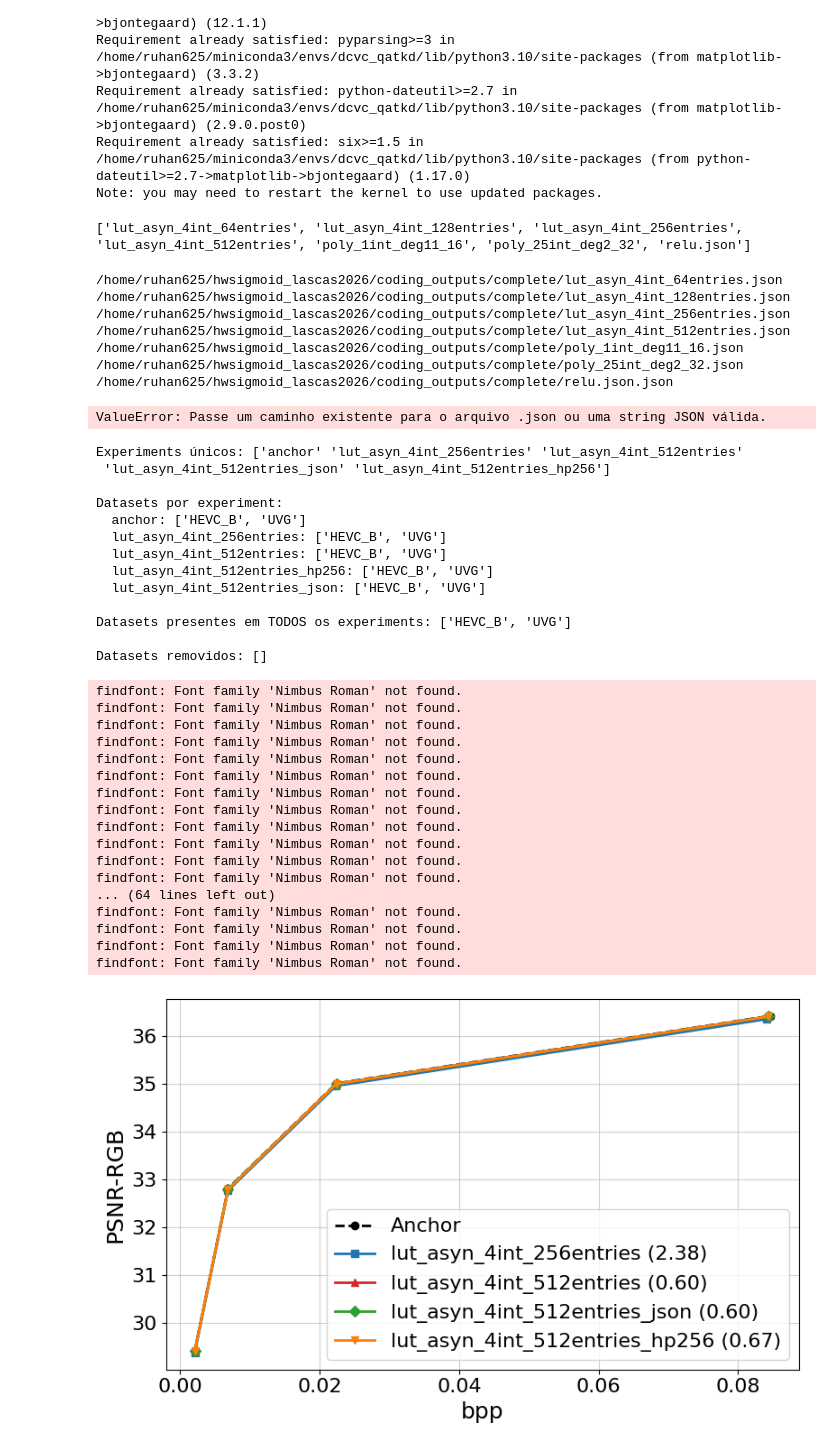
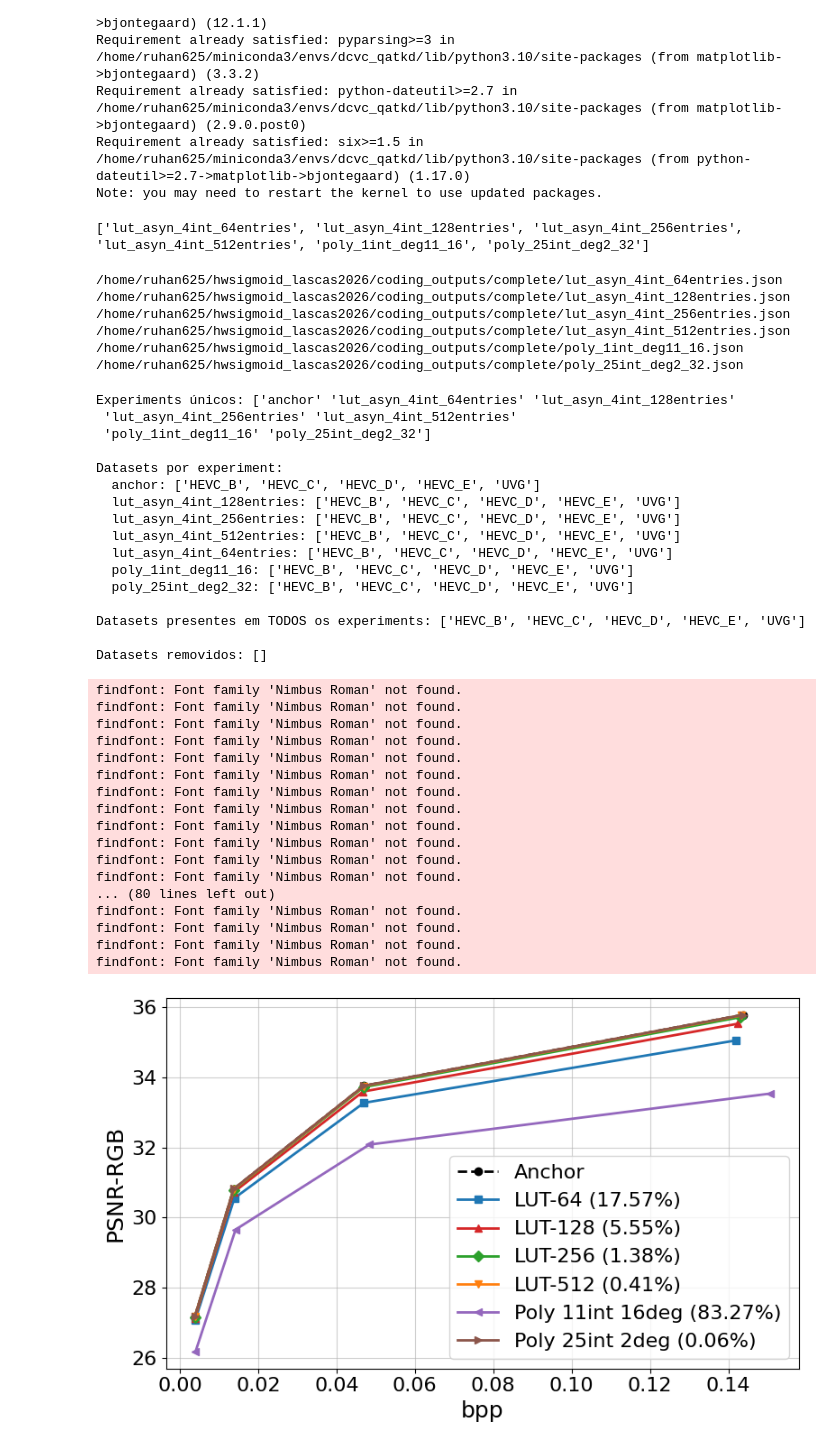
Before and after one commit to radc/hwsigmoid_lascas2026, a Jupyter notebook: notebooks/_OJCAS_ruhan_rd_analysis.ipynb, the cells around one changed output. Drawn from its saved outputs; the diff is of its cells as text; code cells hidden in the pictures.

```diff
--- a/notebooks/_OJCAS_ruhan_rd_analysis.ipynb
+++ b/notebooks/_OJCAS_ruhan_rd_analysis.ipynb
@@ -35,7 +35,7 @@ TESTS_PATHS = [
     "/home/ruhan625/hwsigmoid_lascas2026/coding_outputs/complete/lut_asyn_4int_512entries.json",
     "/home/ruhan625/hwsigmoid_lascas2026/coding_outputs/complete/poly_1int_deg11_16.json",
     "/home/ruhan625/hwsigmoid_lascas2026/coding_outputs/complete/poly_25int_deg2_32.json",
-    "/home/ruhan625/hwsigmoid_lascas2026/coding_outputs/complete/relu.json",
+    # "/home/ruhan625/hwsigmoid_lascas2026/coding_outputs/complete/relu.json",
 ]
 
 
@@ -44,9 +44,18 @@ TESTS_LABELS = [os.path.splitext(os.path.basename(p))[0] for p in TESTS_PATHS]
 
 print(TESTS_LABELS)
 
+LABEL_MAP = {
+    "lut_asyn_4int_64entries": "LUT-64",
+    "lut_asyn_4int_128entries": "LUT-128",
+    "lut_asyn_4int_256entries": "LUT-256",
+    "lut_asyn_4int_512entries": "LUT-512",
+    "poly_1int_deg11_16": "Poly 11int 16deg",
+    "poly_25int_deg2_32": "Poly 25int 2deg"
+}
+
 DATASET = None
 # %% [output]
-['lut_asyn_4int_64entries', 'lut_asyn_4int_128entries', 'lut_asyn_4int_256entries', 'lut_asyn_4int_512entries', 'poly_1int_deg11_16', 'poly_25int_deg2_32', 'relu.json']
+['lut_asyn_4int_64entries', 'lut_asyn_4int_128entries', 'lut_asyn_4int_256entries', 'lut_asyn_4int_512entries', 'poly_1int_deg11_16', 'poly_25int_deg2_32']
 # %%
 import json
 from collections import defaultdict
@@ -144,8 +153,6 @@ for test in TESTS_PATHS:
 /home/ruhan625/hwsigmoid_lascas2026/coding_outputs/complete/lut_asyn_4int_512entries.json
 /home/ruhan625/hwsigmoid_lascas2026/coding_outputs/complete/poly_1int_deg11_16.json
 /home/ruhan625/hwsigmoid_lascas2026/coding_outputs/complete/poly_25int_deg2_32.json
-/home/ruhan625/hwsigmoid_lascas2026/coding_outputs/complete/relu.json.json
-ValueError: Passe um caminho existente para o arquivo .json ou uma string JSON válida.
 # %%
 # 1) Lista de experiments únicos
 df = df_results
@@ -195,17 +202,20 @@ print("\nDatasets removidos:", removed)
 # df_filtered contém apenas linhas cujos 'dataset' aparecem em todos os 'experiment'
 df_results = df_filtered
 # %% [output]
-Experiments únicos: ['anchor' 'lut_asyn_4int_256entries' 'lut_asyn_4int_512entries'
- 'lut_asyn_4int_512entries_json' 'lut_asyn_4int_512entries_hp256']
+Experiments únicos: ['anchor' 'lut_asyn_4int_64entries' 'lut_asyn_4int_128entries'
+ 'lut_asyn_4int_256entries' 'lut_asyn_4int_512entries'
+ 'poly_1int_deg11_16' 'poly_25int_deg2_32']
 
 Datasets por experiment:
-  anchor: ['HEVC_B', 'UVG']
-  lut_asyn_4int_256entries: ['HEVC_B', 'UVG']
-  lut_asyn_4int_512entries: ['HEVC_B', 'UVG']
-  lut_asyn_4int_512entries_hp256: ['HEVC_B', 'UVG']
-  lut_asyn_4int_512entries_json: ['HEVC_B', 'UVG']
+  anchor: ['HEVC_B', 'HEVC_C', 'HEVC_D', 'HEVC_E', 'UVG']
+  lut_asyn_4int_128entries: ['HEVC_B', 'HEVC_C', 'HEVC_D', 'HEVC_E', 'UVG']
+  lut_asyn_4int_256entries: ['HEVC_B', 'HEVC_C', 'HEVC_D', 'HEVC_E', 'UVG']
+  lut_asyn_4int_512entries: ['HEVC_B', 'HEVC_C', 'HEVC_D', 'HEVC_E', 'UVG']
+  lut_asyn_4int_64entries: ['HEVC_B', 'HEVC_C', 'HEVC_D', 'HEVC_E', 'UVG']
+  poly_1int_deg11_16: ['HEVC_B', 'HEVC_C', 'HEVC_D', 'HEVC_E', 'UVG']
+  poly_25int_deg2_32: ['HEVC_B', 'HEVC_C', 'HEVC_D', 'HEVC_E', 'UVG']
 
-Datasets presentes em TODOS os experiments: ['HEVC_B', 'UVG']
+Datasets presentes em TODOS os experiments: ['HEVC_B', 'HEVC_C', 'HEVC_D', 'HEVC_E', 'UVG']
 
 Datasets removidos: []
 # %%
@@ -292,7 +302,7 @@ for i, exp in enumerate(TESTS_LABELS):
 
     plt.plot(
         bpp, psnr,
-        label=f'{exp} ({bdbd:.2f})',
+        label=f'{LABEL_MAP.get(exp, exp)} ({bdbd:.2f}%)',
         linewidth=2,
         marker=markers[(i+1)%len(markers)],
         color=colors[(i+1)%len(colors)],
@@ -300,35 +310,35 @@ for i, exp in enumerate(TESTS_LABELS):
 
 plt.xlabel('bpp', fontsize=LABELS_FONTSIZE)
 plt.ylabel('PSNR-RGB', fontsize=LABELS_FONTSIZE)
 plt.legend(fontsize=LEGEND_FONTSIZE)   # aumenta a legenda
 plt.tick_params(axis='both', labelsize=TICKS_FONTSIZE)  # aumenta os ticks dos eixos
 plt.grid(True, linestyle='-', alpha=0.6)
 # plt.xticks(np.arange(0, 0.4, 0.1))
 # plt.yticks(np.arange(22, 37, 5))
 # plt.xlim(0, 0.1)    # eixo X vai de 0 a 1.0
 # plt.ylim(29, 36)    # eixo Y vai de 20 a 50
 plt.tight_layout()
 
 # plt.savefig("/data/Ruhan/TCSVT2025/uniform_analysis.pdf", dpi=1200, bbox_inches="tight")   # formato PNG
 # %% [output]
 findfont: Font family 'Nimbus Roman' not found.
 findfont: Font family 'Nimbus Roman' not found.
 findfont: Font family 'Nimbus Roman' not found.
 findfont: Font family 'Nimbus Roman' not found.
 findfont: Font family 'Nimbus Roman' not found.
 findfont: Font family 'Nimbus Roman' not found.
 findfont: Font family 'Nimbus Roman' not found.
 findfont: Font family 'Nimbus Roman' not found.
 findfont: Font family 'Nimbus Roman' not found.
 findfont: Font family 'Nimbus Roman' not found.
 findfont: Font family 'Nimbus Roman' not found.
 findfont: Font family 'Nimbus Roman' not found.
-... (64 lines left out)
+... (80 lines left out)
 findfont: Font family 'Nimbus Roman' not found.
 findfont: Font family 'Nimbus Roman' not found.
 findfont: Font family 'Nimbus Roman' not found.
 findfont: Font family 'Nimbus Roman' not found.
-[figure, old version]
+[figure, new version]
 # %%
 for exp in experiments :
     if exp == "anchor" :
```
Also changed, not shown: parts of 5 cells of this notebook, 6 other files.
